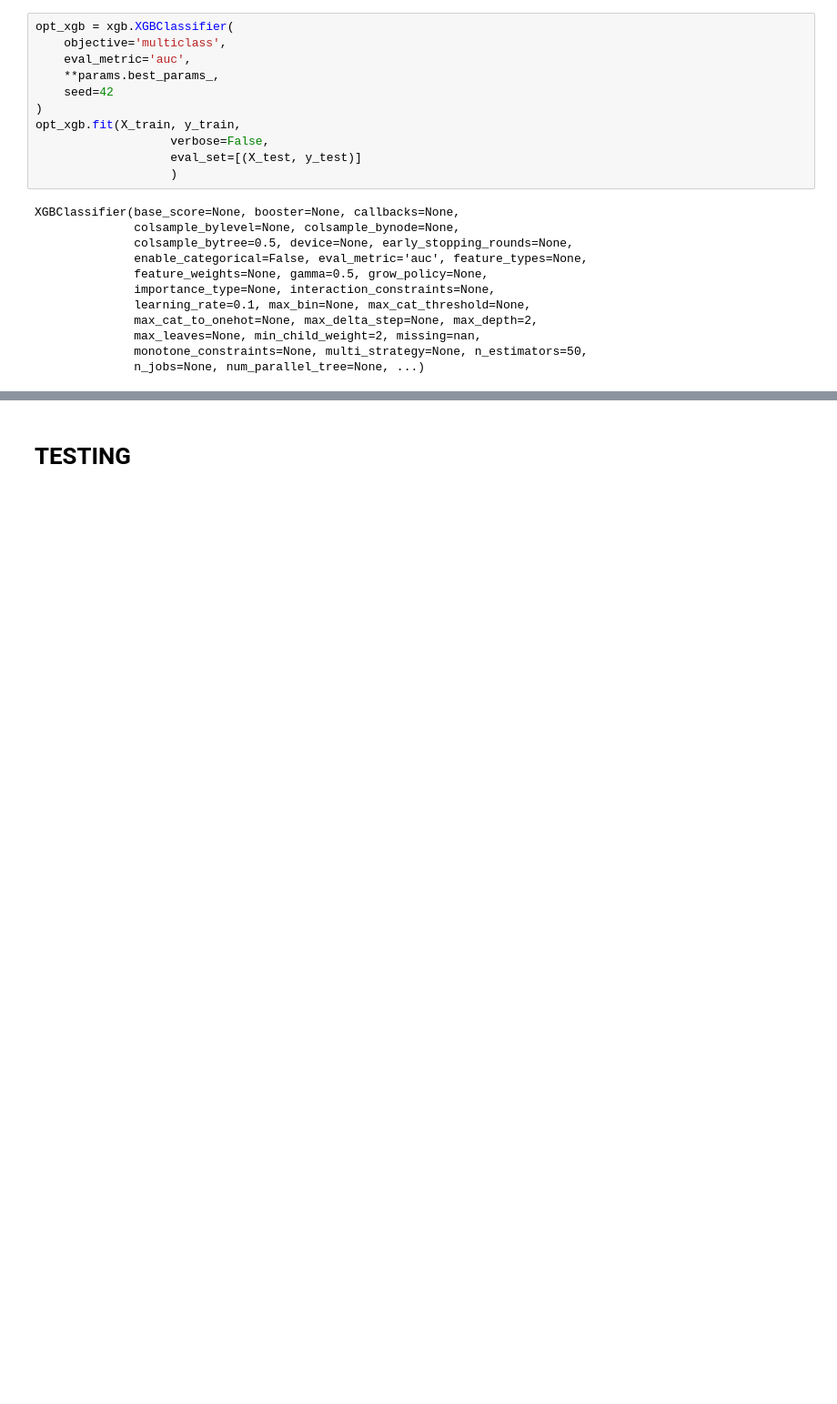
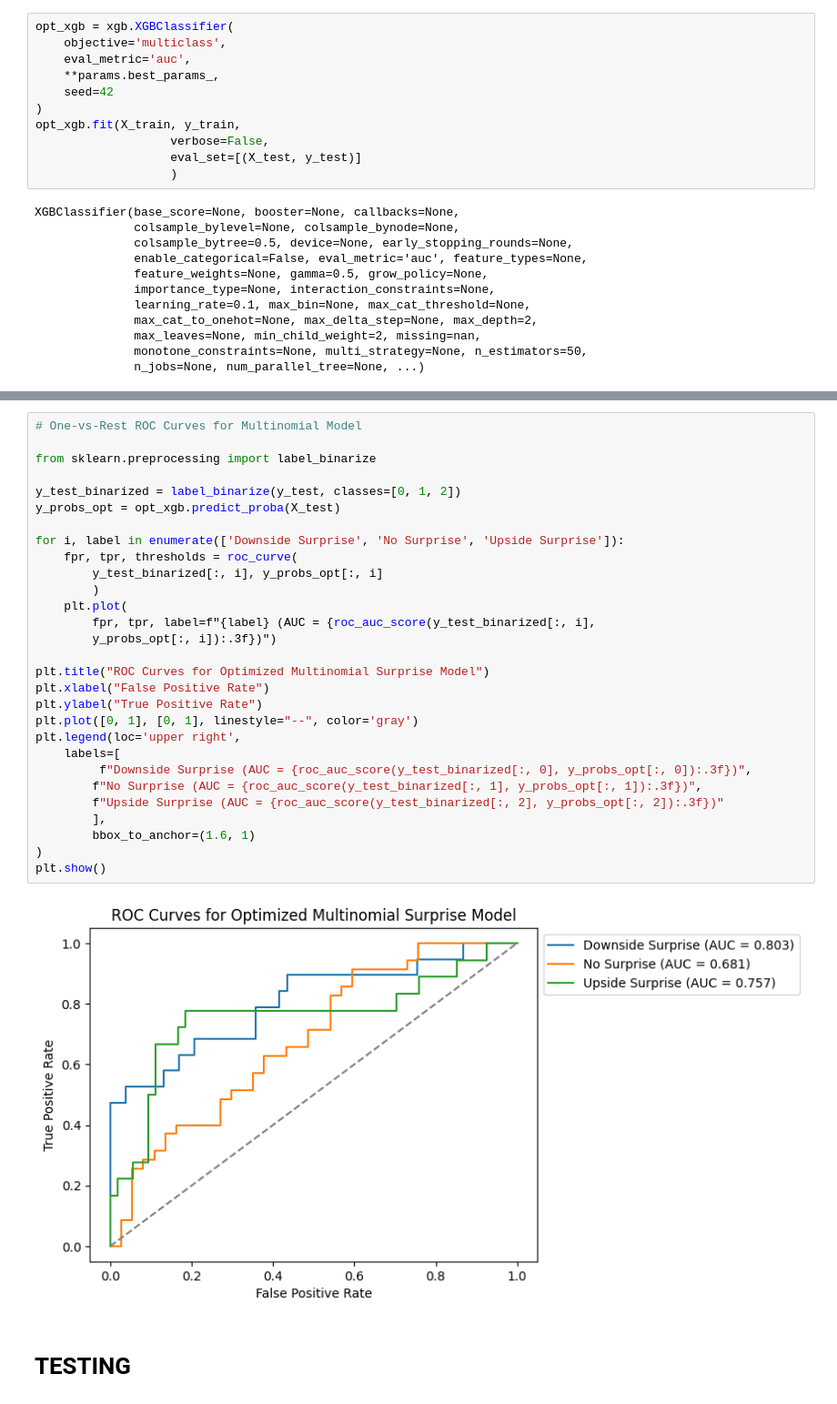
Before and after one commit to paulpuccinelli/BLS_jobs_report_model, a Jupyter notebook: BLS_prediction.ipynb, the cells around one changed output, grey strips where cells are left out. Shown at 91% size. Saved outputs shown, nothing was run; the diff lists cells and outputs as text; blank space fills up the shorter version.

Commit message:
multinomial ROC curves

```diff
--- a/BLS_prediction.ipynb
+++ b/BLS_prediction.ipynb
@@ -1239,6 +1239,37 @@ Downside Surprise       1.00      0.37      0.54        19
         macro avg       0.73      0.53      0.55        72
      weighted avg       0.70      0.62      0.59        72
 [figure]
+# %%
+# One-vs-Rest ROC Curves for Multinomial Model
+
+from sklearn.preprocessing import label_binarize
+
+y_test_binarized = label_binarize(y_test, classes=[0, 1, 2])
+y_probs_opt = opt_xgb.predict_proba(X_test)
+
+for i, label in enumerate(['Downside Surprise', 'No Surprise', 'Upside Surprise']):
+    fpr, tpr, thresholds = roc_curve(
+        y_test_binarized[:, i], y_probs_opt[:, i]
+        )
+    plt.plot(
+        fpr, tpr, label=f"{label} (AUC = {roc_auc_score(y_test_binarized[:, i],
+        y_probs_opt[:, i]):.3f})")
+
+plt.title("ROC Curves for Optimized Multinomial Surprise Model")
+plt.xlabel("False Positive Rate")
+plt.ylabel("True Positive Rate")
+plt.plot([0, 1], [0, 1], linestyle="--", color='gray')
+plt.legend(loc='upper right',
+    labels=[
+         f"Downside Surprise (AUC = {roc_auc_score(y_test_binarized[:, 0], y_probs_opt[:, 0]):.3f})",
+        f"No Surprise (AUC = {roc_auc_score(y_test_binarized[:, 1], y_probs_opt[:, 1]):.3f})",
+        f"Upside Surprise (AUC = {roc_auc_score(y_test_binarized[:, 2], y_probs_opt[:, 2]):.3f})"
+        ],
+        bbox_to_anchor=(1.6, 1)
+)
+plt.show()
+# %% [output]
+[figure, added]
 # %% [markdown]
 # **TESTING**
 # %%
```
Also changed, not shown: parts of 1 cell of this notebook.
